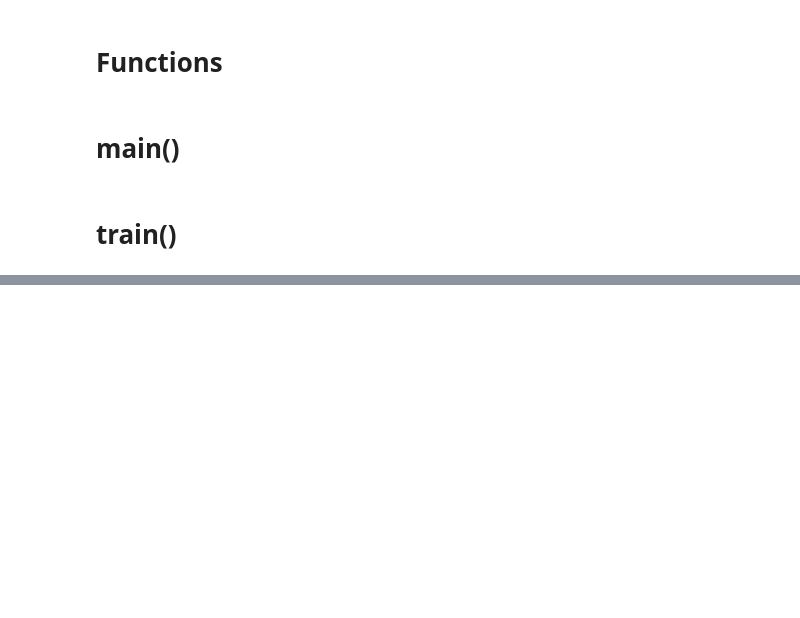
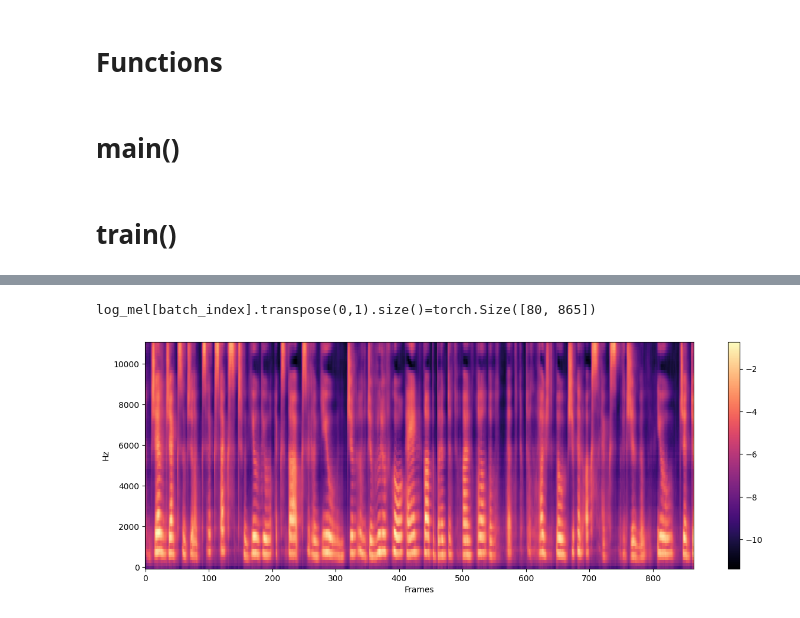
Before and after one commit to jonojace/respeller, a Jupyter notebook: dev_train.ipynb, the cells around one changed output, grey strips where cells are left out. Saved outputs shown, nothing was run; the diff lists cells and outputs as text; code cells hidden in the pictures; blank space fills up the shorter version.

```diff
--- a/dev_train.ipynb
+++ b/dev_train.ipynb
@@ -190,12 +204,12 @@ RuntimeError: Error(s) in loading state_dict for FastPitch:
 batches = []
 symbol_set = 'english_basic_lowercase'
 text_cleaners = []
-gt_log_mel = torch.load('/home/s1785140/data/ljspeech_fastpitch/mels/LJ001-0001.pt')
+gt_log_mel = torch.load('/home/s1785140/data/ljspeech_fastpitch/mels/LJ001-0001.pt').cuda().unsqueeze(0).transpose(1,2) # intro batch dimension + [bsz, seqlen, dim]
 raw_text = 'printing, in the only sense with which we are at present concerned, differs from most if not from all the arts and crafts represented in the exhibition'
 
 # process text using same processor as fastpitch
 tp = TextProcessor(symbol_set, text_cleaners)
-text = torch.LongTensor(tp.encode_text(raw_text)).unsqueeze(0)
+text = torch.LongTensor(tp.encode_text(raw_text)).unsqueeze(0).cuda()
 
 batches.append((text, gt_log_mel))
 # %%
@@ -222,4 +254,4 @@ n_symbols
 # %%
-g_embedding_indices = quantiser(logits, produce_targets=True)["targets"]
+g_embedding_indices = quantiser(logits, produce_targets=True)["targets"].squeeze(2)
 # %%
 g_embedding_indices.size()
@@ -230,15 +272,28 @@ g_embeddings.size()
 # %%
-log_mel = tts(g_embeddings, use_gt_pitch=False, skip_embeddings=True)
+log_mel, dec_lens, _dur_pred, _pitch_pred = tts(g_embeddings, skip_embeddings=True, ids=g_embedding_indices)
+# log_mel [bsz, dim, seqlen]
+log_mel = log_mel.transpose(1,2)
+# log_mel [bsz, seqlen, dim]
+
+print(f'{log_mel.size()=}')
+print(f'{gt_log_mel.size()=}')
 
 ###############################################################################################################
 # calculate losses
 # respelling_loss = respelling_loss_fn(respelling, e2e_asr_predictions)
 acoustic_loss = acoustic_loss_fn(log_mel, gt_log_mel)
 
+# average loss over frames
+acoustic_loss = acoustic_loss / dec_lens
+# mel_loss = (mel_loss * mel_mask).sum() / mel_mask.sum()
+
 ###############################################################################################################
 # backward pass
 loss = acoustic_loss
-loss.backward()
+
+print(f'{loss=}')
+
+# loss.backward()
 
 ###############################################################################################################
 # log tensorboard metrics
@@ -247,0 +311,13 @@ loss.backward()
+# %%
+def plot_spectrogram(log_mel, batch_index):
+    print(f'{log_mel[batch_index].transpose(0,1).size()=}')
+    log_mel = log_mel[batch_index].transpose(0,1).detach().cpu().numpy()
+
+    plt.figure(figsize=(15,5))
+    librosa.display.specshow(log_mel, x_axis='frames', y_axis='linear')
+    plt.colorbar()
+# %%
+plot_spectrogram(log_mel, batch_index=0)
+# %% [output]
+log_mel[batch_index].transpose(0,1).size()=torch.Size([80, 865])
+[figure, added]
```
Also changed, not shown: parts of 14 cells of this notebook.
